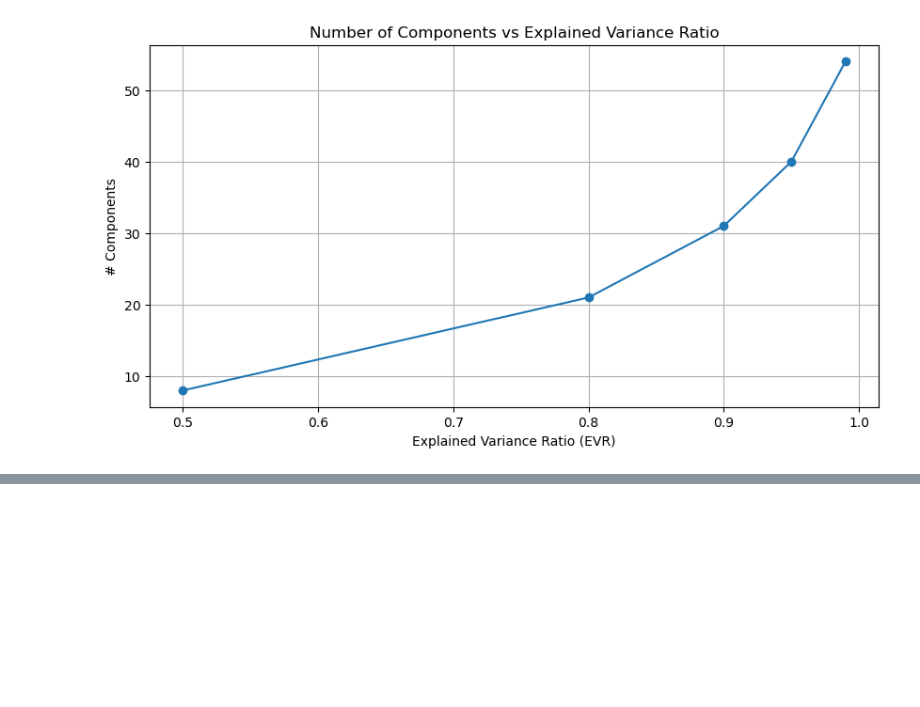
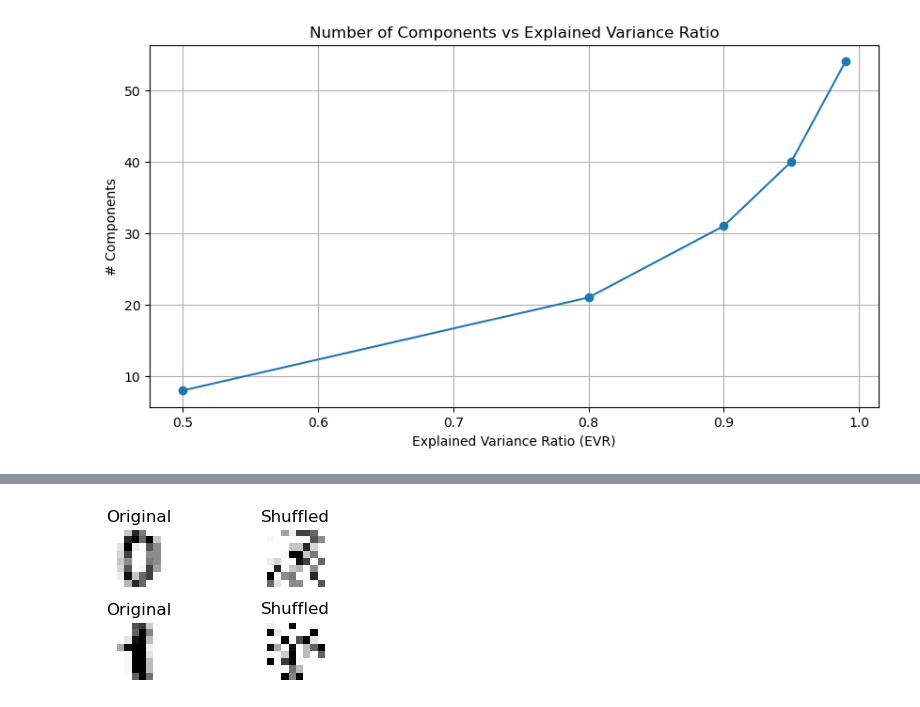
Before and after one commit to pschristodoulou/NRA, a Jupyter notebook: Dimen_Reduction/Ass7_DR_ex1.ipynb, the cells around one changed output, grey strips where cells are left out. Cells and saved outputs as stored; diff of their text form; code cells hidden in the pictures; blank space fills up the shorter version.

```diff
--- a/Dimen_Reduction/Ass7_DR_ex1.ipynb
+++ b/Dimen_Reduction/Ass7_DR_ex1.ipynb
@@ -85,0 +88,16 @@ Finally, try to apply one or more of these methods to the cortical data we used
+# %%
+plt.figure(figsize=(4, 2))
+for i, (orig, shuf) in enumerate(zip(images[:2], images_shuffled[:2])):
+    plt.subplot(2, 2, 2*i+1)
+    plt.imshow(orig.reshape(8,8), cmap=plt.cm.Greys)
+    plt.title("Original")
+    plt.axis('off')
+
+    plt.subplot(2, 2, 2*i+2)
+    plt.imshow(shuf.reshape(8,8), cmap=plt.cm.Greys)
+    plt.title("Shuffled")
+    plt.axis('off')
+plt.tight_layout()
+plt.show()
+# %% [output]
+[figure, added]
```
Also changed, not shown: parts of 7 cells of this notebook.
